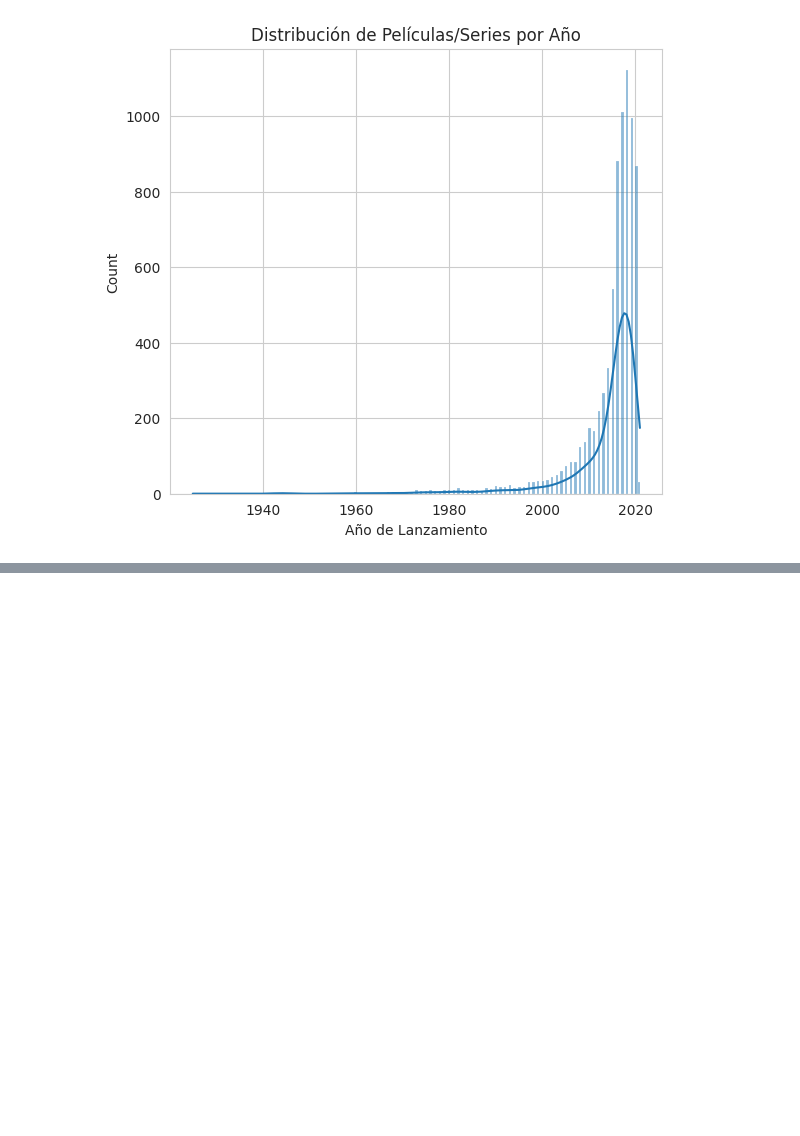
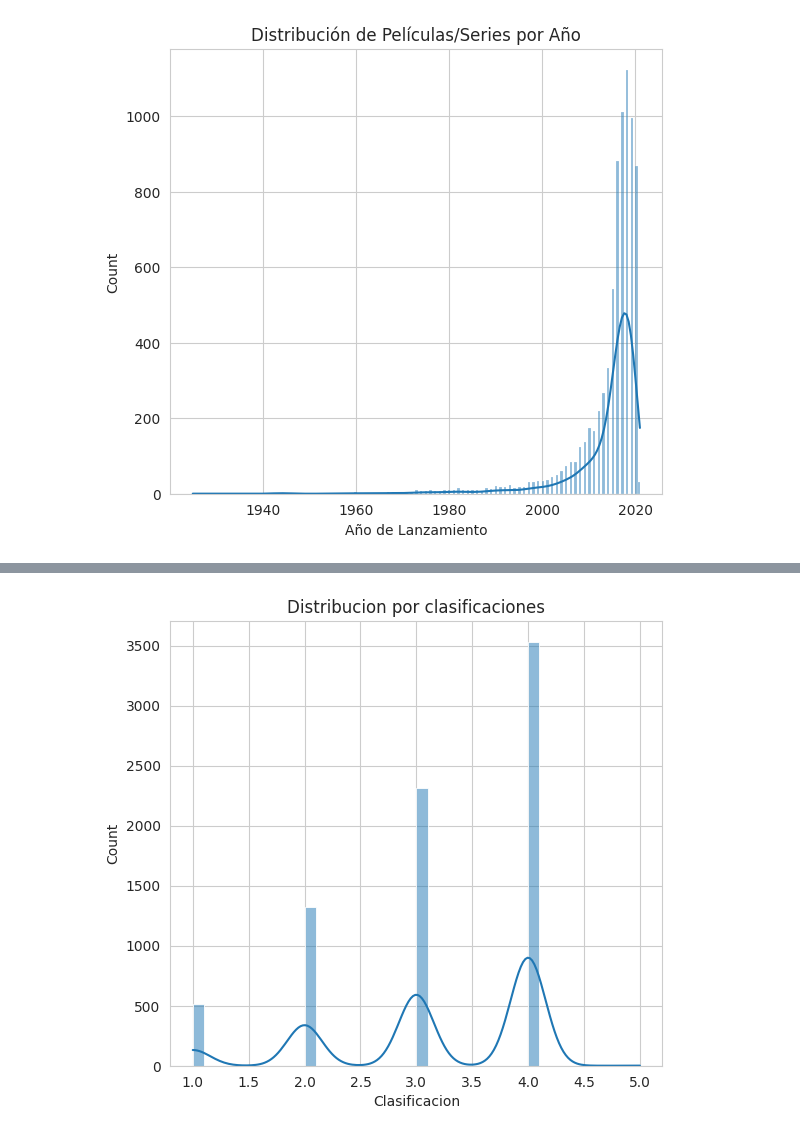
Before and after one commit to S0ul19/Optativa_Prof_UAA, a Jupyter notebook: Untitled3.ipynb, the cells around one changed output, grey strips where cells are left out. Drawn from its saved outputs; the diff is of its cells as text; code cells hidden in the pictures; blank space fills up the shorter version.

```diff
--- a/Untitled3.ipynb
+++ b/Untitled3.ipynb
@@ -279,0 +293,13 @@ plt.show()
+# %%
+plt.figure(figsize=(16, 10))
+sns.set_style("whitegrid")
+
+plt.subplot(2, 3, 1)
+sns.histplot(df['rating'], kde=True)
+plt.title('Distribucion por clasificaciones')
+plt.xlabel('Clasificacion')
+
+plt.tight_layout()
+plt.show()
+# %% [output]
+[figure, added]
```
Also changed, not shown: parts of 4 cells of this notebook.
